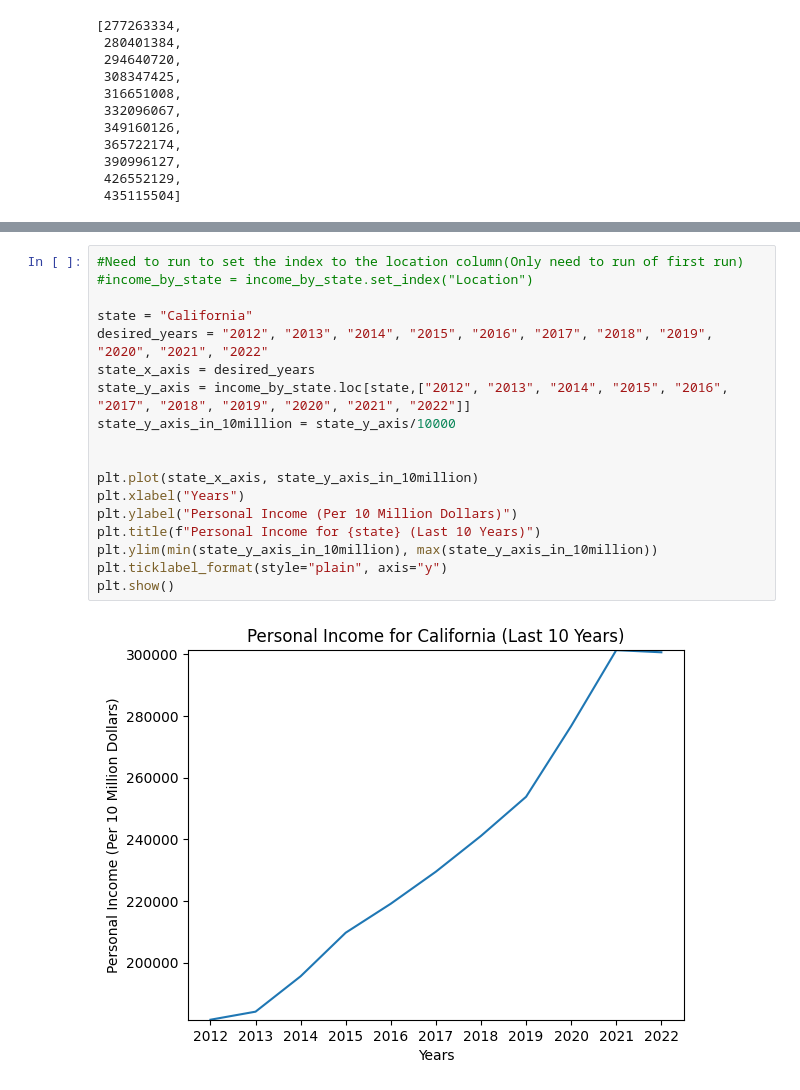
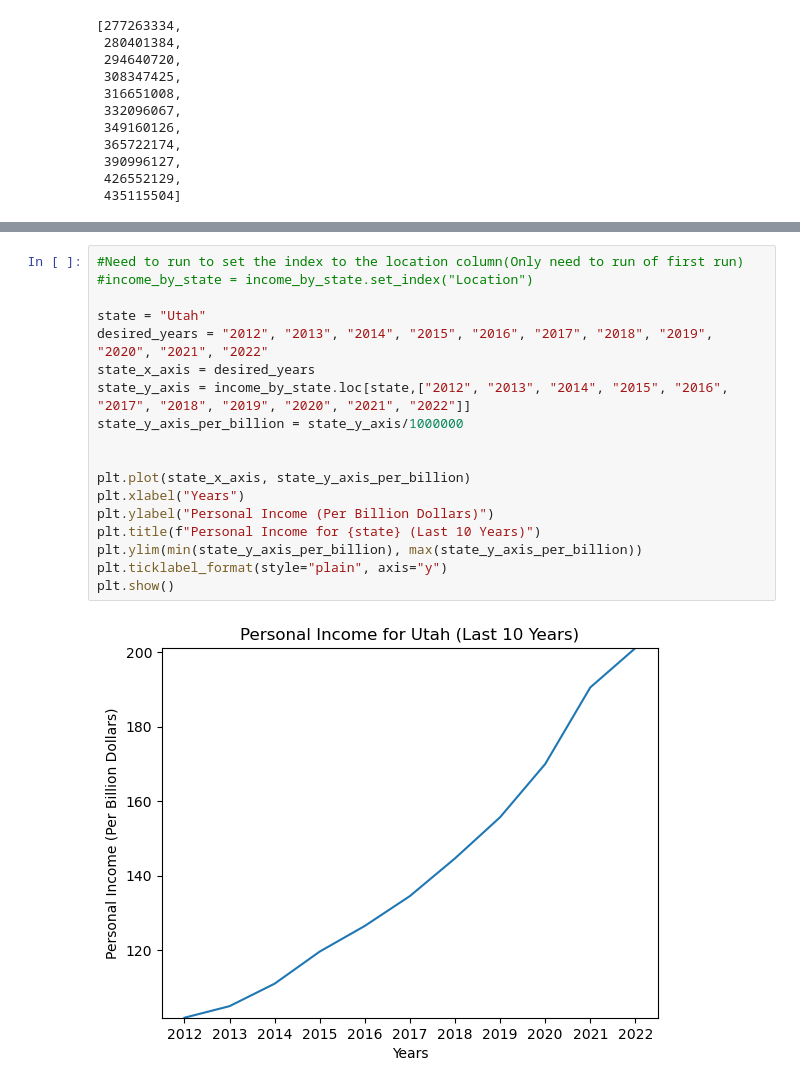
Before and after one commit to Tylerwilliams3644/Bootcamp-Project-1, a Jupyter notebook: Working Code/Income by State/income_by_state.ipynb, the cells around one changed output, grey strips where cells are left out. Cells and saved outputs as stored; diff of their text form.

```diff
--- a/Working Code/Income by State/income_by_state.ipynb
+++ b/Working Code/Income by State/income_by_state.ipynb
@@ -145,23 +127,23 @@ display(income_by_state)
 # %%
 #Need to run to set the index to the location column(Only need to run of first run)
 #income_by_state = income_by_state.set_index("Location")
 
-state = "California"
+state = "Utah"
 desired_years = "2012", "2013", "2014", "2015", "2016", "2017", "2018", "2019", "2020", "2021", "2022"
 state_x_axis = desired_years
 state_y_axis = income_by_state.loc[state,["2012", "2013", "2014", "2015", "2016", "2017", "2018", "2019", "2020", "2021", "2022"]]
-state_y_axis_in_10million = state_y_axis/10000
+state_y_axis_per_billion = state_y_axis/1000000
 
 
-plt.plot(state_x_axis, state_y_axis_in_10million)
+plt.plot(state_x_axis, state_y_axis_per_billion)
 plt.xlabel("Years")
-plt.ylabel("Personal Income (Per 10 Million Dollars)")
+plt.ylabel("Personal Income (Per Billion Dollars)")
 plt.title(f"Personal Income for {state} (Last 10 Years)")
-plt.ylim(min(state_y_axis_in_10million), max(state_y_axis_in_10million))
+plt.ylim(min(state_y_axis_per_billion), max(state_y_axis_per_billion))
 plt.ticklabel_format(style="plain", axis="y")
 plt.show()
 # %% [output]
-[figure, old version]
+[figure, new version]
 # %%
 location = "Average"
 desired_years = "2012", "2013", "2014", "2015", "2016", "2017", "2018", "2019", "2020", "2021", "2022"
```
Also changed, not shown: parts of 4 cells of this notebook.
